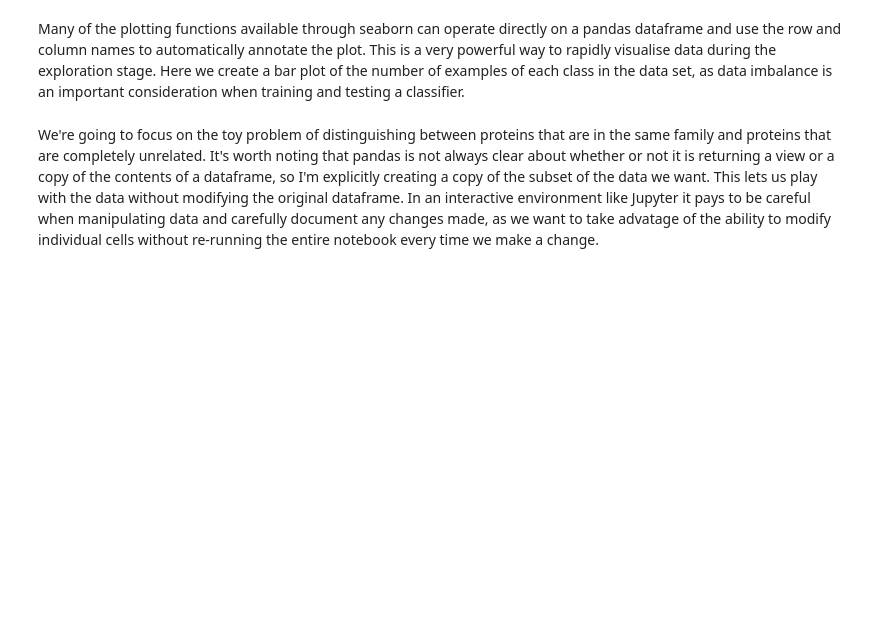
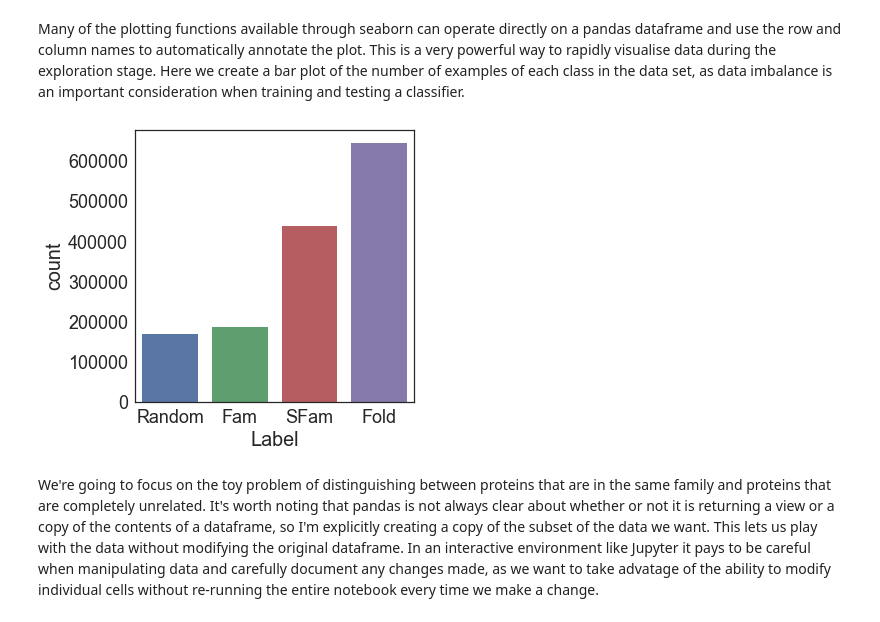
Before and after one commit to FBoyles/3dsig, a Jupyter notebook: notebooks/Workshop_notebook.ipynb, the cells around one changed output. Cells and saved outputs as stored; diff of their text form; code cells hidden in the pictures; blank space fills up the shorter version.

```diff
--- a/notebooks/Workshop_notebook.ipynb
+++ b/notebooks/Workshop_notebook.ipynb
@@ -143,9 +161,11 @@ data.drop_duplicates(subset=['Template', 'Target'], keep=False, inplace=True)
 # %% [markdown]
 Many of the plotting functions available through seaborn can operate directly on a pandas dataframe and use the row and column names to automatically annotate the plot. This is a very powerful way to rapidly visualise data during the exploration stage. Here we create a bar plot of the number of examples of each class in the data set, as data imbalance is an important consideration when training and testing a classifier.
 # %%
-fig, ax = plt.subplots(1, 1, figsize=(8,8))
+fig, ax = plt.subplots(1, 1, figsize=(5,5))
 sns.countplot(data=data, x='Label', order=['Random', 'Fam', 'SFam', 'Fold'], ax=ax)
 fig.savefig('bars.pdf', dpi=300)
+# %% [output]
+[figure, added]
 # %% [markdown]
 We're going to focus on the toy problem of distinguishing between proteins that are in the same family and proteins that are completely unrelated. It's worth noting that pandas is not always clear about whether or not it is returning a view or a copy of the contents of a dataframe, so I'm explicitly creating a copy of the subset of the data we want. This lets us play with the data without modifying the original dataframe. In an interactive environment like Jupyter it pays to be careful when manipulating data and carefully document any changes made, as we want to take advatage of the ability to modify individual cells without re-running the entire notebook every time we make a change.
 # %%
```
Also changed, not shown: parts of 12 cells of this notebook.
